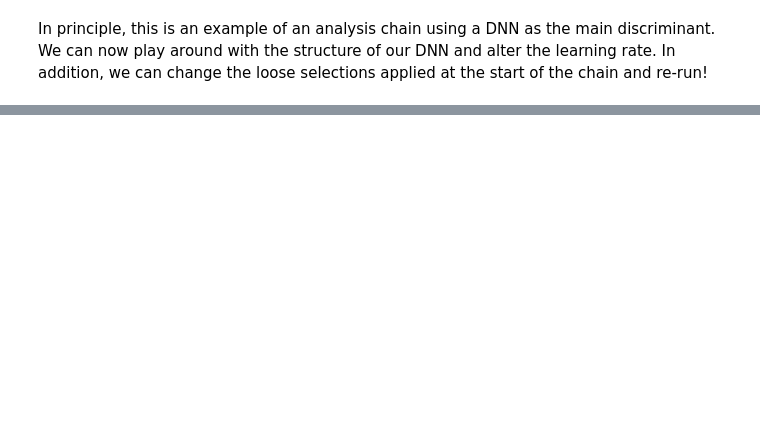
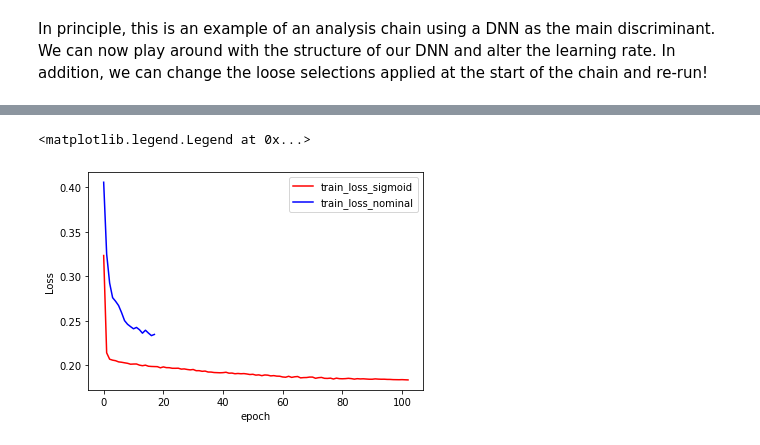
Before and after one commit to manthony-42/ATLAS_UK_NN_TUTORIAL, a Jupyter notebook: DNN.ipynb, the cells around one changed output, grey strips where cells are left out. Cells and saved outputs as stored; diff of their text form; code cells hidden in the pictures; blank space fills up the shorter version.

```diff
--- a/DNN.ipynb
+++ b/DNN.ipynb
@@ -388,13 +403,0 @@ Tensorflow (Keras) has several of these activation functions as built-in modules
-# %%
-def NNmodel_sigmoid(activation_function="sigmoid"):
-  model = Sequential()
-  model.add(Dense(8, input_dim=X_train.shape[1], activation='relu', name='layer_1')) # input layer
-  model.add(Dense(10, activation=activation_function, name='layer_2'))
-  model.add(Dense(10, activation=activation_function, name='layer_3'))
-  model.add(Dense(1, activation='sigmoid', name='output_layer')) #
-  model.compile(loss='binary_crossentropy', optimizer='adam',metrics=['accuracy'])
-  return model
-
-model_sigmoid=NNmodel_sigmoid()
-early_stop = EarlyStopping(monitor='val_loss', patience=10)
-history_sigmoid = model_sigmoid.fit( X_train, y_train, epochs=200, batch_size=10, validation_data=(X_test, y_test), verbose=2, callbacks=[early_stop] )
@@ -573,0 +610,17 @@ In principle, this is an example of an analysis chain using a DNN as the main di
+# %%
+def NNmodel_sigmoid(activation_function="relu"):
+  NNmodel = Sequential()
+  NNmodel.add(Dense(8, input_dim=X_train.shape[1], activation='relu', name='layer_1')) # input layer
+  NNmodel.add(Dense(10, activation=activation_function, name='layer_2'))
+  NNmodel.add(Dense(10, activation=activation_function, name='layer_3'))
+  NNmodel.add(Dense(1, activation='sigmoid', name='output_layer')) #
+  NNmodel.compile(loss='binary_crossentropy', optimizer='adam',metrics=['accuracy'])
+  return NNmodel
+
+model_sigmoid=NNmodel_sigmoid()
+early_stop = EarlyStopping(monitor='val_loss', patience=10)
+history_sigmoid = model_sigmoid.fit( X_train, y_train, epochs=200, batch_size=10,
+                                    validation_data=(X_test, y_test),
+                                    verbose=2, callbacks=[early_stop] )
+#copy reference history again
+history_reference=history
@@ -573,0 +645,9 @@ In principle, this is an example of an analysis chain using a DNN as the main di
+# %%
+plt.plot(history_sigmoid.history['loss'], label='train_loss_sigmoid',color="r")
+plt.plot(history_reference.history['loss'], label='train_loss_nominal',color='b')
+plt.xlabel('epoch')
+plt.ylabel('Loss')
+plt.legend()
+# %% [output]
+<matplotlib.legend.Legend at 0x...>
+[figure, added]
```
Also changed, not shown: parts of 34 cells of this notebook.
